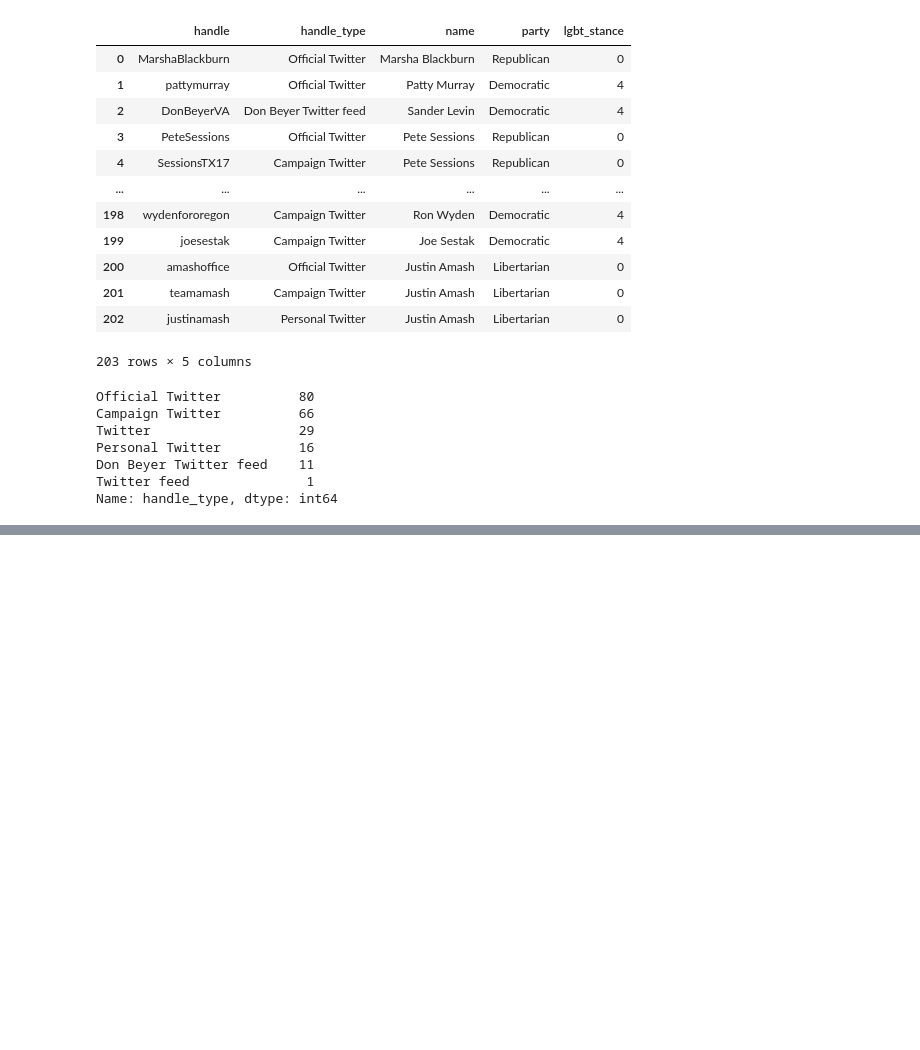
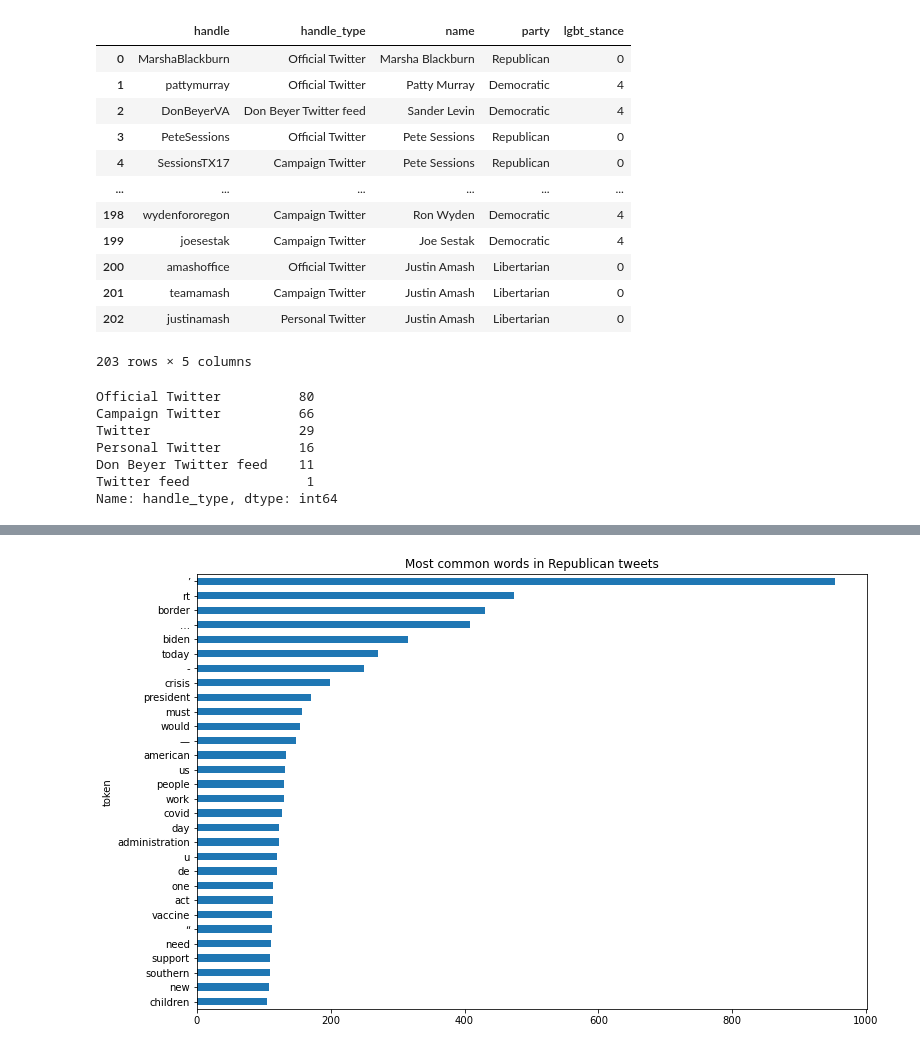
Before and after one commit to astralbijection/trans-data-analysis, a Jupyter notebook: notebooks/politician-eda.ipynb, the cells around one changed output, grey strips where cells are left out. Cells and saved outputs as stored; diff of their text form; code cells hidden in the pictures; blank space fills up the shorter version.

```diff
--- a/notebooks/politician-eda.ipynb
+++ b/notebooks/politician-eda.ipynb
@@ -140,0 +140,7 @@ plt.show()
+# %%
+frequency_df = calculate_word_freqs(tweet_df[tweet_df['party'] == 'Republican']['tweet'])
+_, ax = plt.subplots(figsize=FIGSIZE)
+ax.set_title('Most common words in Republican tweets')
+plot_frequencies(ax, frequency_df['count'])
+# %% [output]
+[figure, added]
```
Also changed, not shown: parts of 5 cells of this notebook.
